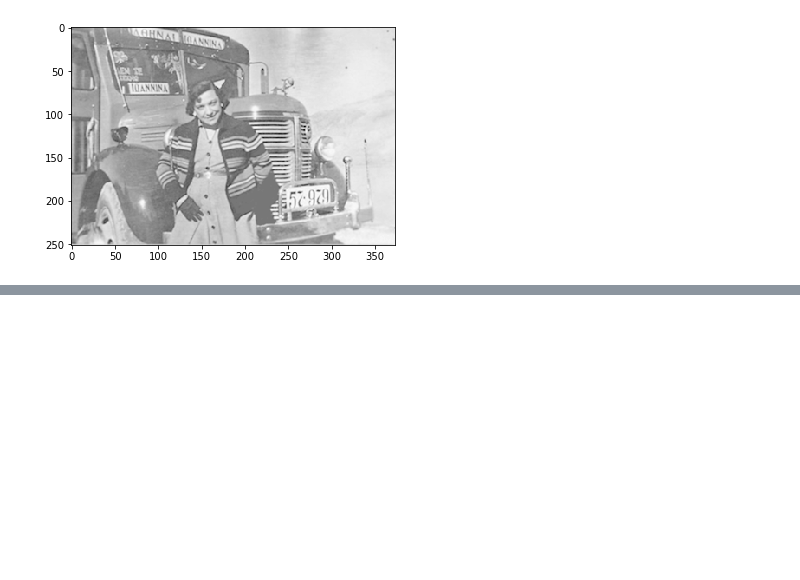
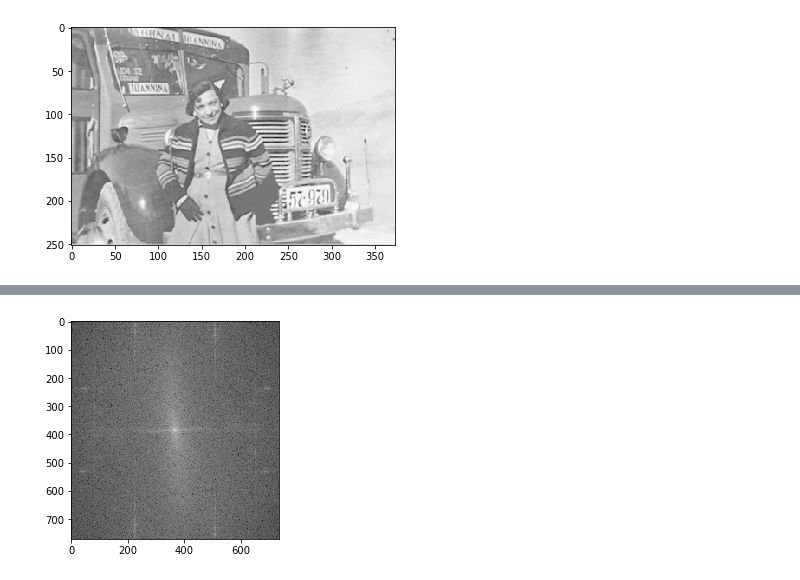
Before and after one commit to iliasmour/crashcourse-python-numpy-scipy, a Jupyter notebook: tutorials/python/cs228-python-tutorial.ipynb, the cells around one changed output, grey strips where cells are left out. Saved outputs shown, nothing was run; the diff lists cells and outputs as text; code cells hidden in the pictures; blank space fills up the shorter version.

```diff
--- a/tutorials/python/cs228-python-tutorial.ipynb
+++ b/tutorials/python/cs228-python-tutorial.ipynb
@@ -1096,0 +1148,9 @@ Image.fromarray(B2).save('/tmp/new.png')
+# %%
+# In order to ease frequency domain manipulations, as well as for more convenient visualisation,
+# we shift the zero frequency to the middle of the image:
+from numpy.fft import fftshift
+Fshifted = fftshift(F)
+plt.imshow(np.log(1+np.abs(Fshifted)), cmap="gray")
+plt.show()
+# %% [output]
+[figure, added]
```
Also changed, not shown: parts of 7 cells of this notebook, 2 other files.
